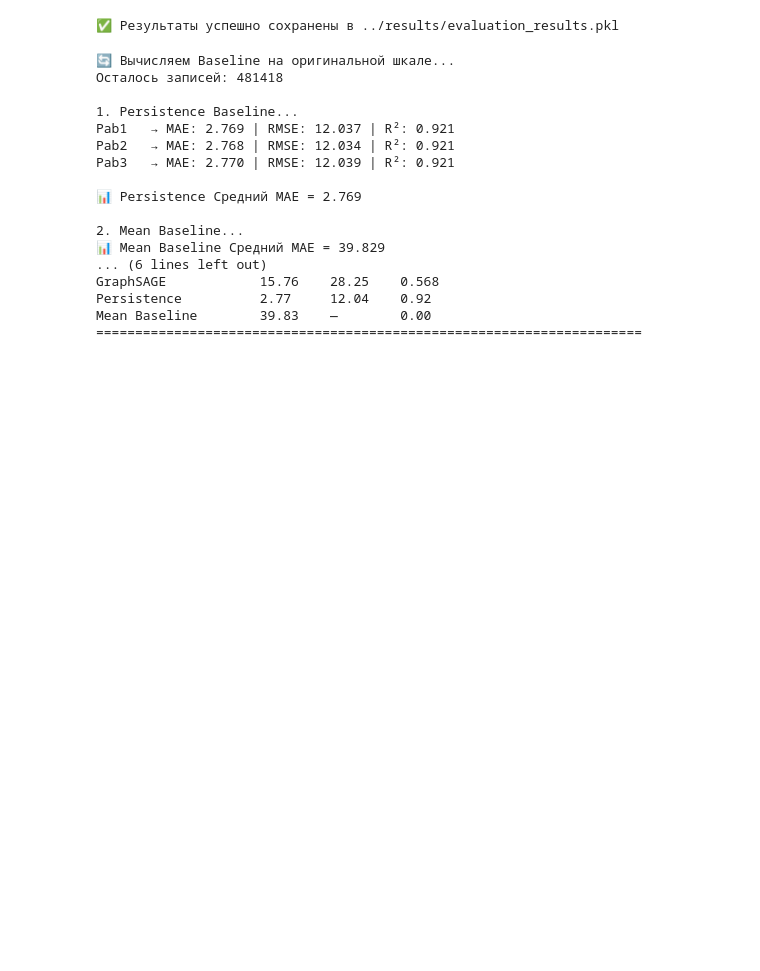
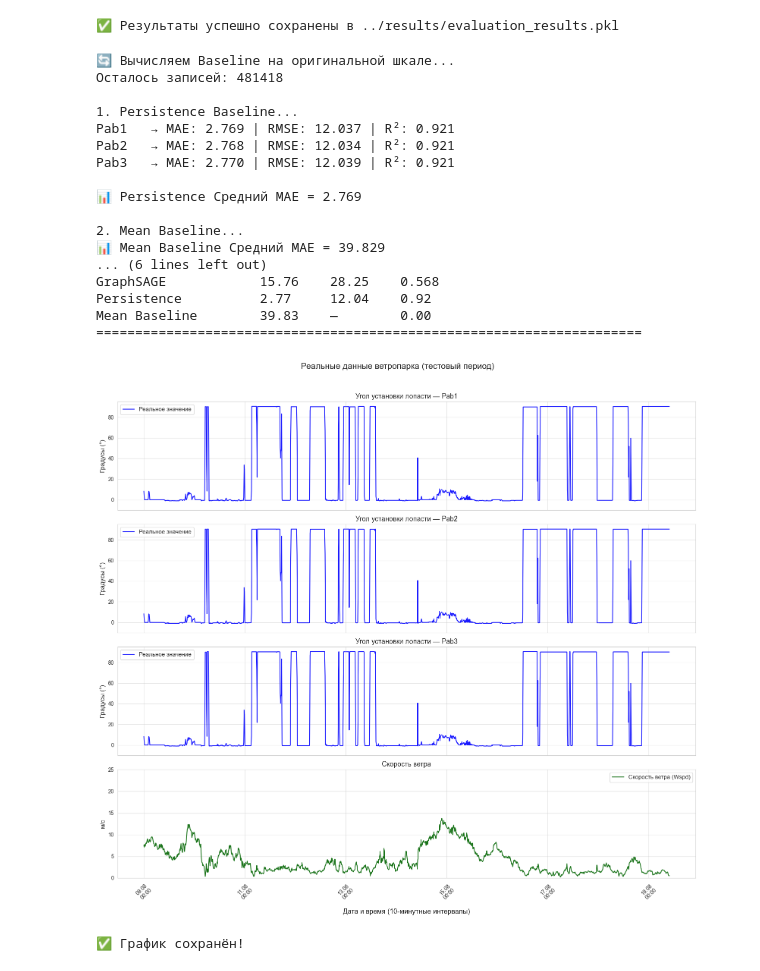
Before and after one commit to Victoria123456678/diplomacode, a Jupyter notebook: notebooks/04_evaluation.ipynb, the cells around one changed output. Drawn from its saved outputs; the diff is of its cells as text; code cells hidden in the pictures; blank space fills up the shorter version.

```diff
--- a/notebooks/04_evaluation.ipynb
+++ b/notebooks/04_evaluation.ipynb
@@ -359,3 +359,74 @@ GraphSAGE            15.76    28.25    0.568
 Persistence          2.77     12.04    0.92
 Mean Baseline        39.83    —        0.00
 ======================================================================
+# %%
+import os
+import pandas as pd
+import matplotlib.pyplot as plt
+from matplotlib.dates import DateFormatter, AutoDateLocator
+
+os.makedirs('../results/plots', exist_ok=True)
+
+
+df_orig = pd.read_csv('../data/wtbdata_245days.csv')
+
+days_to_take = 25
+df_plot = df_orig[df_orig['Day'] > df_orig['Day'].max() - days_to_take].copy().reset_index(drop=True)
+
+
+df_plot['Tmstamp'] = df_plot['Tmstamp'].astype(str).str.zfill(5)
+base_date = pd.to_datetime('2022-01-01')
+df_plot['datetime'] = base_date + pd.to_timedelta(df_plot['Day'] - 1, unit='D')
+df_plot['datetime'] = df_plot['datetime'] + pd.to_timedelta(
+    df_plot['Tmstamp'].str[:2].astype(int), unit='h'
+) + pd.to_timedelta(df_plot['Tmstamp'].str[3:5].astype(int), unit='m')
+
+
+
+fig, axes = plt.subplots(4, 1, figsize=(16, 15), sharex=True)
+
+cols_pitch = ['Pab1', 'Pab2', 'Pab3']
+for i, col in enumerate(cols_pitch):
+    axes[i].plot(df_plot['datetime'].values[:1500], df_plot[col].values[:1500],
+                 label='Реальное значение', color='blue', linewidth=1.5, alpha=0.9)
+
+    axes[i].set_title(f'Угол установки лопасти — {col}', fontsize=13)
+    axes[i].set_ylabel('Градусы (°)', fontsize=12)
+    axes[i].legend(fontsize=11)
+    axes[i].grid(True, alpha=0.5)
+    axes[i].set_ylim(-10, 95)
+
+
+
+axes[3].plot(df_plot['datetime'].values[:1500], df_plot['Wspd'].values[:1500],
+             label='Скорость ветра (Wspd)', color='darkgreen', linewidth=1.5, alpha=0.9)
+
+axes[3].set_title('Скорость ветра', fontsize=13)
+axes[3].set_ylabel('м/с', fontsize=12)
+axes[3].legend(fontsize=11)
+axes[3].grid(True, alpha=0.5)
+axes[3].set_ylim(0, 25)
+
+
+
+locator = AutoDateLocator(maxticks=8)
+formatter = DateFormatter('%d.%m\n%H:%M')
+
+for ax in axes:
+    ax.xaxis.set_major_locator(locator)
+    ax.xaxis.set_major_formatter(formatter)
+    ax.tick_params(axis='x', rotation=45, labelsize=10, length=6)
+
+
+
+axes[3].set_xlabel('Дата и время (10-минутные интервалы)', fontsize=13, labelpad=15)
+
+plt.suptitle('Реальные данные ветропарка (тестовый период)', fontsize=16, y=0.98)
+plt.tight_layout(rect=[0, 0, 1, 0.96])   # ← важно для suptitle
+plt.savefig('../results/plots/real_data_with_time_axis_final.png', dpi=300, bbox_inches='tight')
+plt.show()
+
+print("✅ График сохранён!")
+# %% [output]
+[figure, added]
+✅ График сохранён!
```
Also changed, not shown: parts of 3 cells of this notebook, 4 other files.
